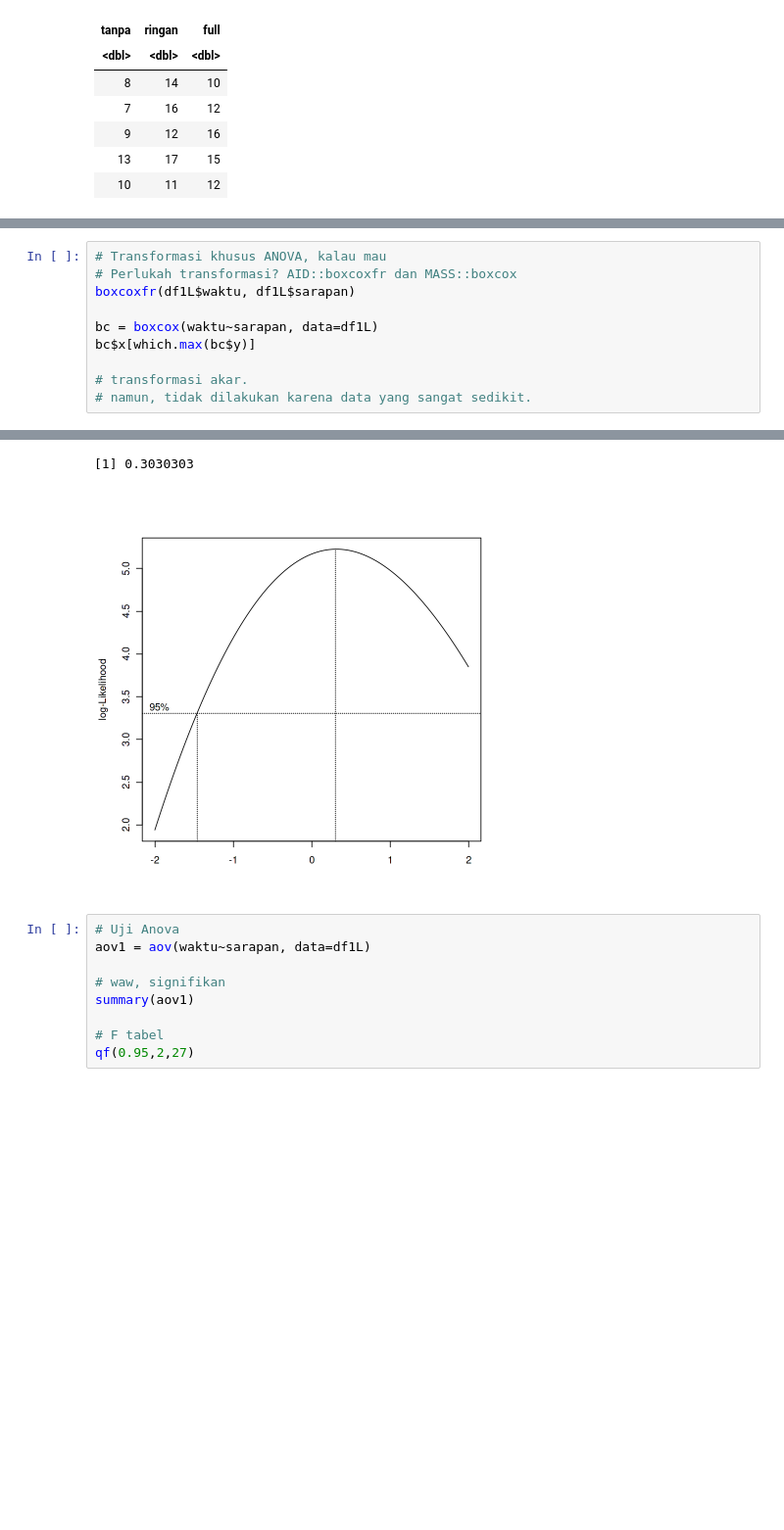
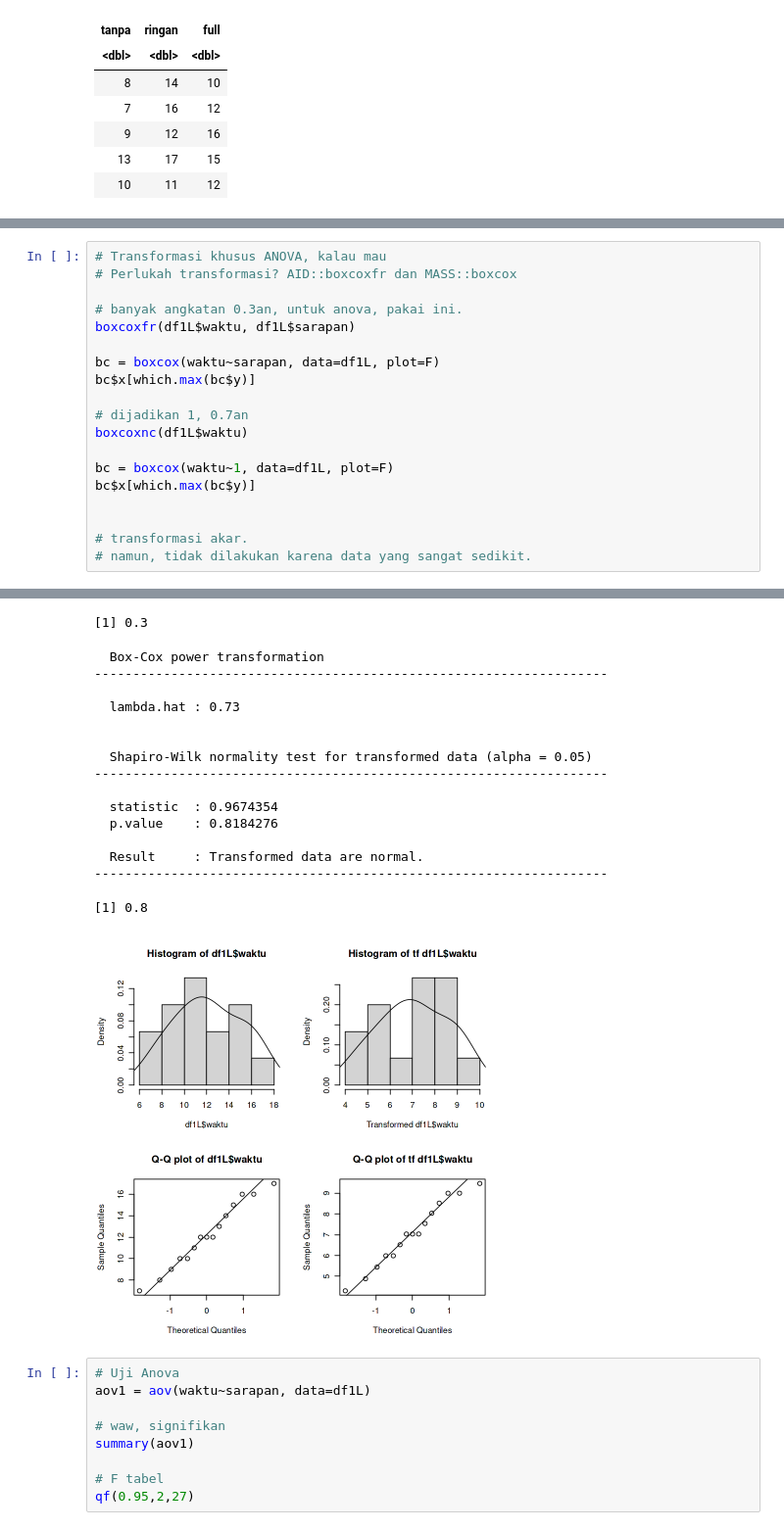
Before and after one commit to irdazh/evd, a Jupyter notebook: praktikum-evd-anova.ipynb, the cells around one changed output, grey strips where cells are left out. Shown: that part at 98% size. Drawn from its saved outputs; the diff is of its cells as text; blank space fills up the shorter version.

Commit message:
Kaggle Notebook | Praktikum EVD #ANOVA | Version 3

```diff
--- a/praktikum-evd-anova.ipynb
+++ b/praktikum-evd-anova.ipynb
@@ -203,35 +221,59 @@ A tibble: 3 × 2
 # %%
 # Transformasi khusus ANOVA, kalau mau
 # Perlukah transformasi? AID::boxcoxfr dan MASS::boxcox
+
+# banyak angkatan 0.3an, untuk anova, pakai ini.
 boxcoxfr(df1L$waktu, df1L$sarapan)
 
-bc = boxcox(waktu~sarapan, data=df1L)
+bc = boxcox(waktu~sarapan, data=df1L, plot=F)
 bc$x[which.max(bc$y)]
+
+# dijadikan 1, 0.7an
+boxcoxnc(df1L$waktu)
+
+bc = boxcox(waktu~1, data=df1L, plot=F)
+bc$x[which.max(bc$y)]
+
 
 # transformasi akar.
 # namun, tidak dilakukan karena data yang sangat sedikit.
 # %% [output]
   Box-Cox power transformation
 ---------------------------------------------------------------------
 
   lambda.hat : 0.32
 
 
   Shapiro-Wilk normality test for transformed data (alpha = 0.05)
 -------------------------------------------------------------------
    Level statistic   p.value Normality
 1   full 0.9291860 0.5908305       YES
 2 ringan 0.9434194 0.6902038       YES
 3  tanpa 0.9689777 0.8686525       YES
 
 
   Bartlett's homogeneity test for transformed data (alpha = 0.05)
 -------------------------------------------------------------------
   Level  statistic   p.value Homogeneity
 1   All 0.07865173 0.9614374         YES
 ---------------------------------------------------------------------
-[1] 0.3030303
+[1] 0.3
+  Box-Cox power transformation
+-------------------------------------------------------------------
+
+  lambda.hat : 0.73
+
+
+  Shapiro-Wilk normality test for transformed data (alpha = 0.05)
+-------------------------------------------------------------------
+
+  statistic  : 0.9674354
+  p.value    : 0.8184276
+
+  Result     : Transformed data are normal.
+-------------------------------------------------------------------
+[1] 0.8
-[figure, old version]
+[figure, new version]
 # %%
 # Uji Anova
 aov1 = aov(waktu~sarapan, data=df1L)
```
Also changed, not shown: parts of 9 cells of this notebook.
